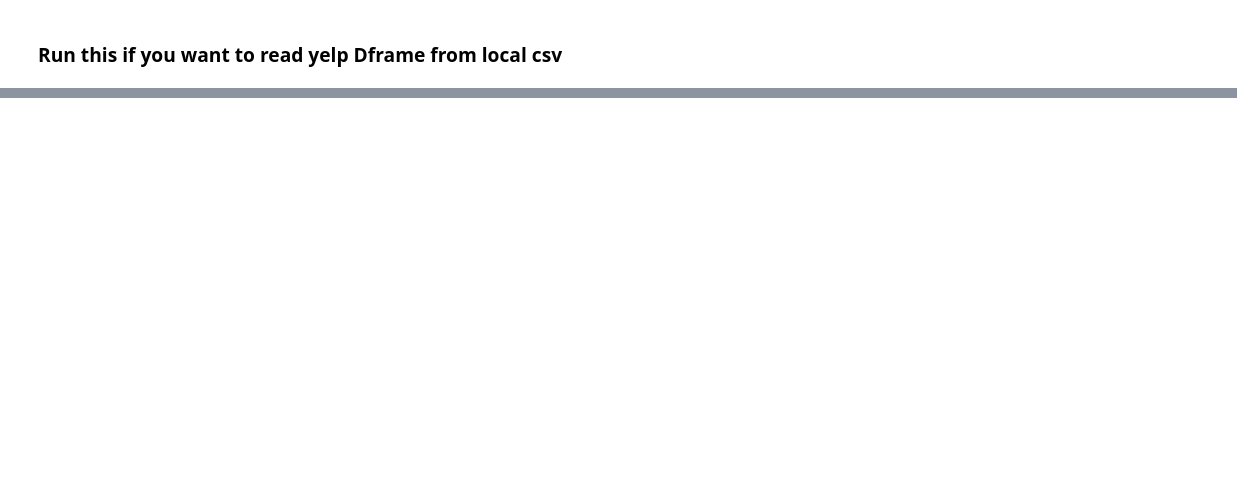
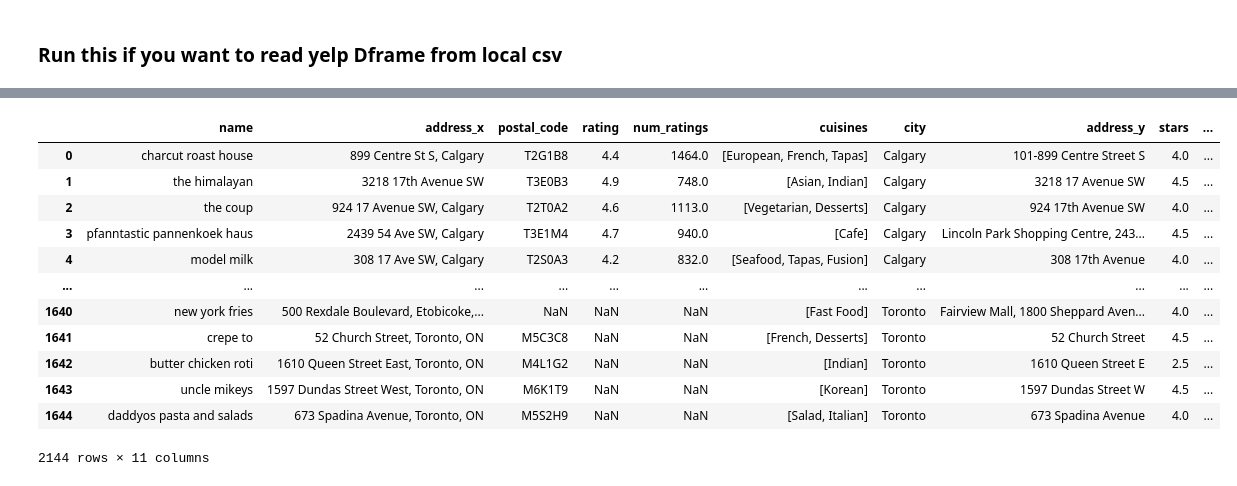
Before and after one commit to avneetgill/ensf544Project, a Jupyter notebook: Phase1.ipynb, the cells around one changed output, grey strips where cells are left out. Saved outputs shown, nothing was run; the diff lists cells and outputs as text; code cells hidden in the pictures; blank space fills up the shorter version.

```diff
--- a/Phase1.ipynb
+++ b/Phase1.ipynb
@@ -354,0 +429,3 @@ montreal_df = generate_yelp_df('Montreal')
+# %%
+yelp_montreal_df = generate_yelp_df('Montreal')
+yelp_montreal_df
@@ -377,0 +492,3 @@ merged
+# %%
+merged_montreal = montreal_df.merge(yelp_montreal_df, how = "inner", left_on = ["name","postal_code"],right_on = ["name","postal_code"])
+merged_montreal
@@ -378,3 +507,20 @@ merged
+# %%
+merged = merged_calgary.append(merged_montreal).append(merged_toronto)
+merged
+# %% [output]
+|  | name | address_x | postal_code | rating | num_ratings | cuisines | city | address_y | stars | ... |
+| 0 | charcut roast house | 899 Centre St S, Calgary | T2G1B8 | 4.4 | 1464.0 | [European, French, Tapas] | Calgary | 101-899 Centre Street S | 4.0 | ... |
+| 1 | the himalayan | 3218 17th Avenue SW | T3E0B3 | 4.9 | 748.0 | [Asian, Indian] | Calgary | 3218 17 Avenue SW | 4.5 | ... |
+| 2 | the coup | 924 17 Avenue SW, Calgary | T2T0A2 | 4.6 | 1113.0 | [Vegetarian, Desserts] | Calgary | 924 17th Avenue SW | 4.0 | ... |
+| 3 | pfanntastic pannenkoek haus | 2439 54 Ave SW, Calgary | T3E1M4 | 4.7 | 940.0 | [Cafe] | Calgary | Lincoln Park Shopping Centre, 243... | 4.5 | ... |
+| 4 | model milk | 308 17 Ave SW, Calgary | T2S0A3 | 4.2 | 832.0 | [Seafood, Tapas, Fusion] | Calgary | 308 17th Avenue | 4.0 | ... |
+| ... | ... | ... | ... | ... | ... | ... | ... | ... | ... | ... |
+| 1640 | new york fries | 500 Rexdale Boulevard, Etobicoke,... | NaN | NaN | NaN | [Fast Food] | Toronto | Fairview Mall, 1800 Sheppard Aven... | 4.0 | ... |
+| 1641 | crepe to | 52 Church Street, Toronto, ON | M5C3C8 | NaN | NaN | [French, Desserts] | Toronto | 52 Church Street | 4.5 | ... |
+| 1642 | butter chicken roti | 1610 Queen Street East, Toronto, ON | M4L1G2 | NaN | NaN | [Indian] | Toronto | 1610 Queen Street E | 2.5 | ... |
+| 1643 | uncle mikeys | 1597 Dundas Street West, Toronto, ON | M6K1T9 | NaN | NaN | [Korean] | Toronto | 1597 Dundas Street W | 4.5 | ... |
+| 1644 | daddyos pasta and salads | 673 Spadina Avenue, Toronto, ON | M5S2H9 | NaN | NaN | [Salad, Italian] | Toronto | 673 Spadina Avenue | 4.0 | ... |
+2144 rows × 11 columns
 # %%
 def weighted_avg_rating(df):
     # get the total number of ratings
```
Also changed, not shown: parts of 11 cells of this notebook.
